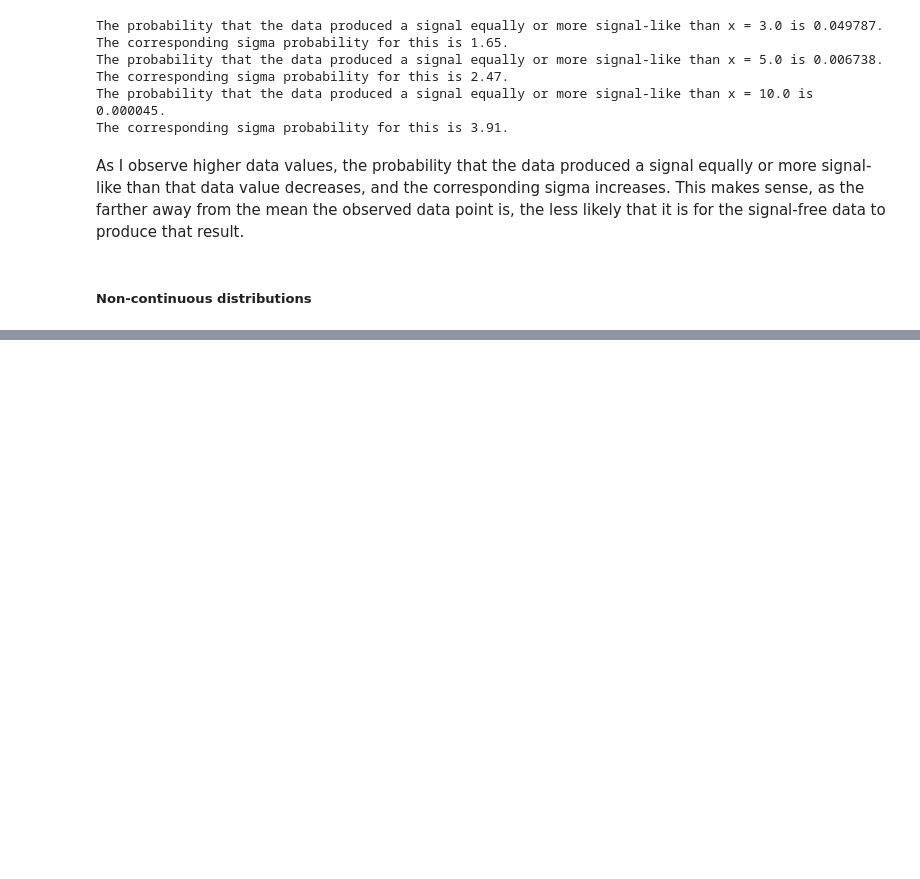
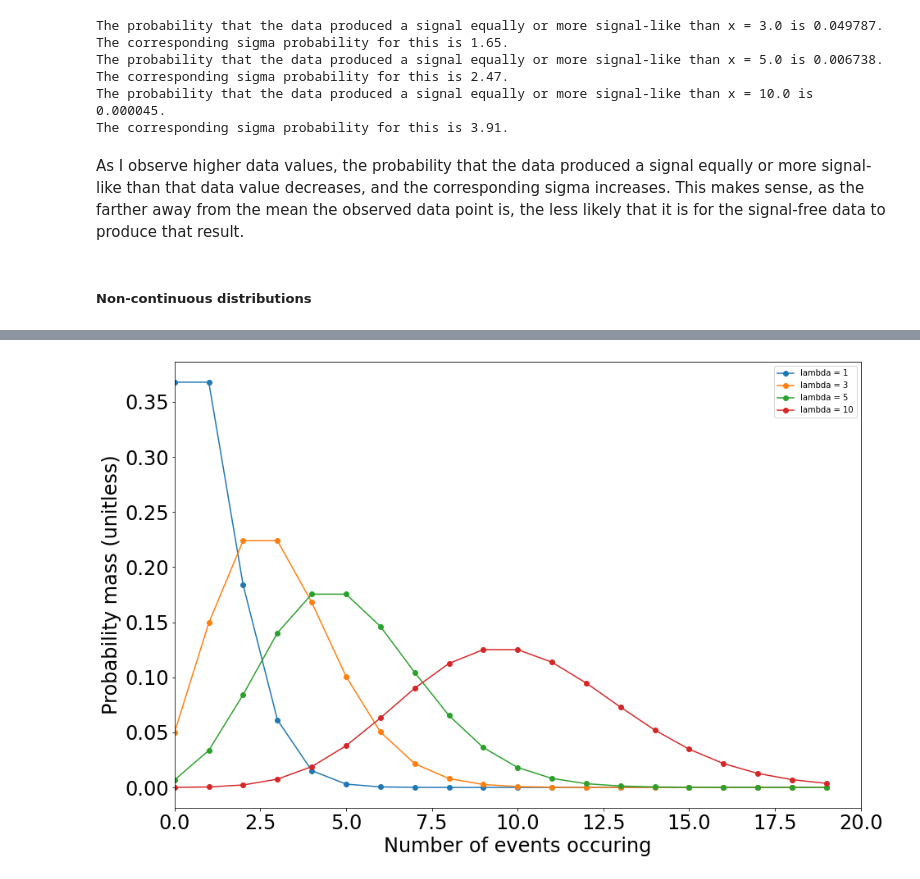
Before and after one commit to jenniv27/phys434, a Jupyter notebook: Labs/Lab1.ipynb, the cells around one changed output, grey strips where cells are left out. Cells and saved outputs as stored; diff of their text form; code cells hidden in the pictures; blank space fills up the shorter version.

```diff
--- a/Labs/Lab1.ipynb
+++ b/Labs/Lab1.ipynb
@@ -140,6 +146,7 @@ Probability = $\int_{1.8}^{\infty}$ pdf(x) dx = $\int_{1.8}^{\infty}\lambda e^{-
 Let's calculate this probability for x = 1.8 and convert it into an equivalent sigma value.
 # %%
 x = 1.8
-prob_expon = 1 - stats.expon.cdf(x)
+m = 2
+prob_expon = 1 - stats.expon.cdf(x, scale = 1/m)
 print(f'The probability that the data produced a signal equally or more signal-like that what I observed is {prob_expon:.6f}.')
 # %% [output]
@@ -187,0 +205,42 @@ Now, we'll explore discrete distributions. I will be looking at the Poisson dist
+# %%
+# Create the subplots
+fig3, ax3 = plt.subplots(1, 1)
+
+# Create a function to build arrays for x (occurences) and y (Probability mass)
+def poisson(m):
+    x = []
+    y = []
+    for i in range (0, 20):
+        x.append(i)
+        y.append(stats.poisson.pmf(i, m))
+
+    return x, y
+
+# Initialize the data with lambda = 1, 3, 5, 10 for 100k samples
+m1 = 1
+m2 = 3
+m3 = 5
+m4 = 10
+
+# Generate the arrays of data with the different lambda values
+x1, y1 = poisson(m1)
+x2, y2 = poisson(m2)
+x3, y3 = poisson(m3)
+x4, y4 = poisson(m4)
+
+# Plot the Poisson distributions with the different lambda values
+plt.plot(x1, y1, '-o', label = 'lambda = 1')
+plt.plot(x2, y2, '-o', label = 'lambda = 3')
+plt.plot(x3, y3, '-o', label = 'lambda = 5')
+plt.plot(x4, y4, '-o', label = 'lambda = 10')
+
+# Here I change the plot parameters
+plt.tick_params(labelsize = 24)
+plt.xlim([0,20])
+
+plt.xlabel('Number of events occuring', fontsize = 24)
+plt.ylabel('Probability mass (unitless)', fontsize = 24)
+plt.legend()
+plt.show()
+# %% [output]
+[figure, added]
```
Also changed, not shown: parts of 21 cells of this notebook.
